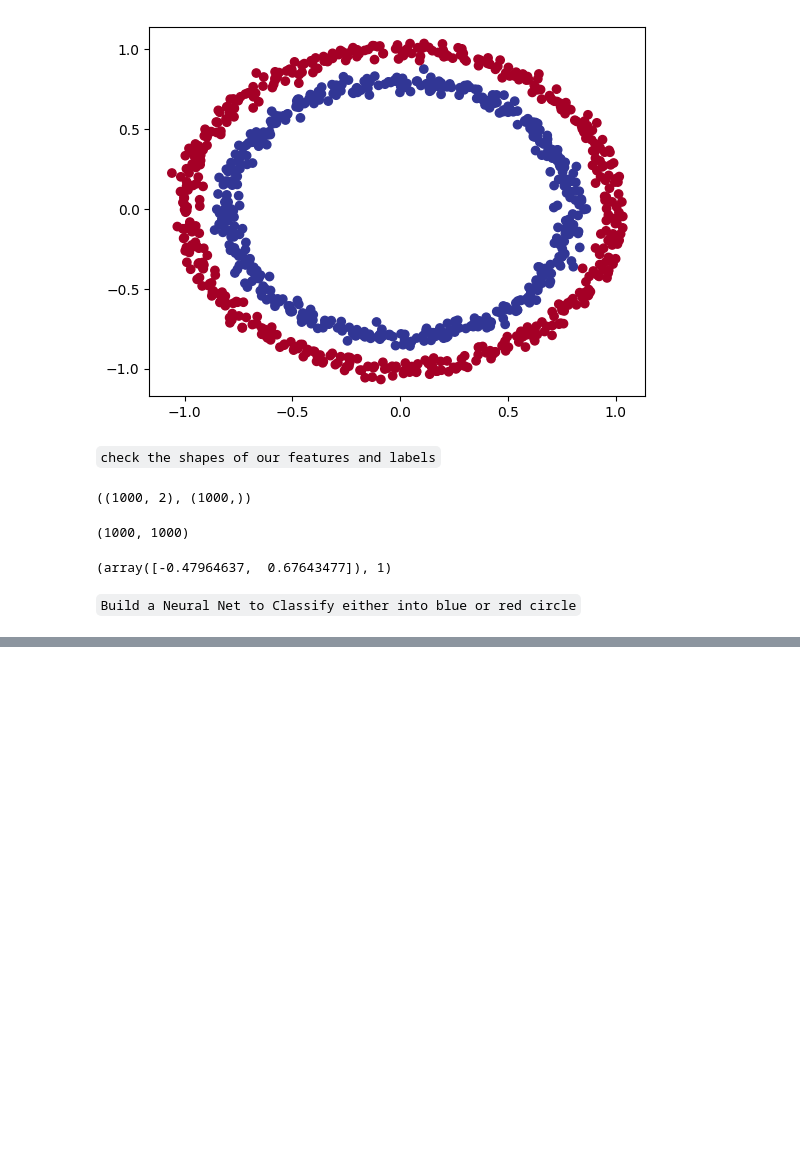
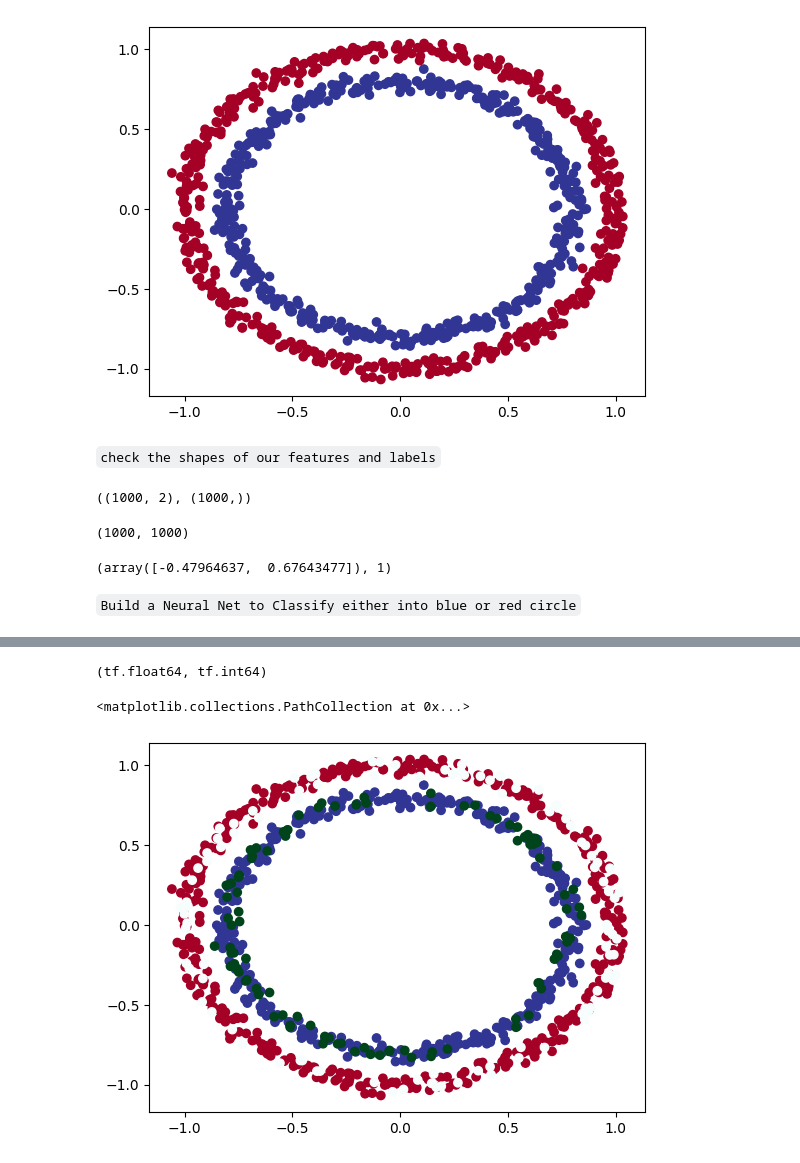
Before and after one commit to machiobrian/Night, a Jupyter notebook: classification.ipynb, the cells around one changed output, grey strips where cells are left out. Drawn from its saved outputs; the diff is of its cells as text; code cells hidden in the pictures; blank space fills up the shorter version.

```diff
--- a/classification.ipynb
+++ b/classification.ipynb
@@ -79,2 +85,17 @@ y = tf.constant(y)
 # %%
 # X,y # they are now tensors
+X.dtype, y.dtype
+# %% [output]
+(tf.float64, tf.int64)
+# %%
+X_train = X[:800]
+y_train = y[:800]
+
+X_test = X[800:]
+y_test = y[800:]
+
+plt.scatter(X_train[:,0], X_train[:,1],c=y_train,cmap=plt.cm.RdYlBu)
+plt.scatter(X_test[:,0], X_test[:,1], c=y_test,cmap=plt.cm.BuGn)
+# %% [output]
+<matplotlib.collections.PathCollection at 0x...>
+[figure, added]
```
Also changed, not shown: parts of 4 cells of this notebook.
